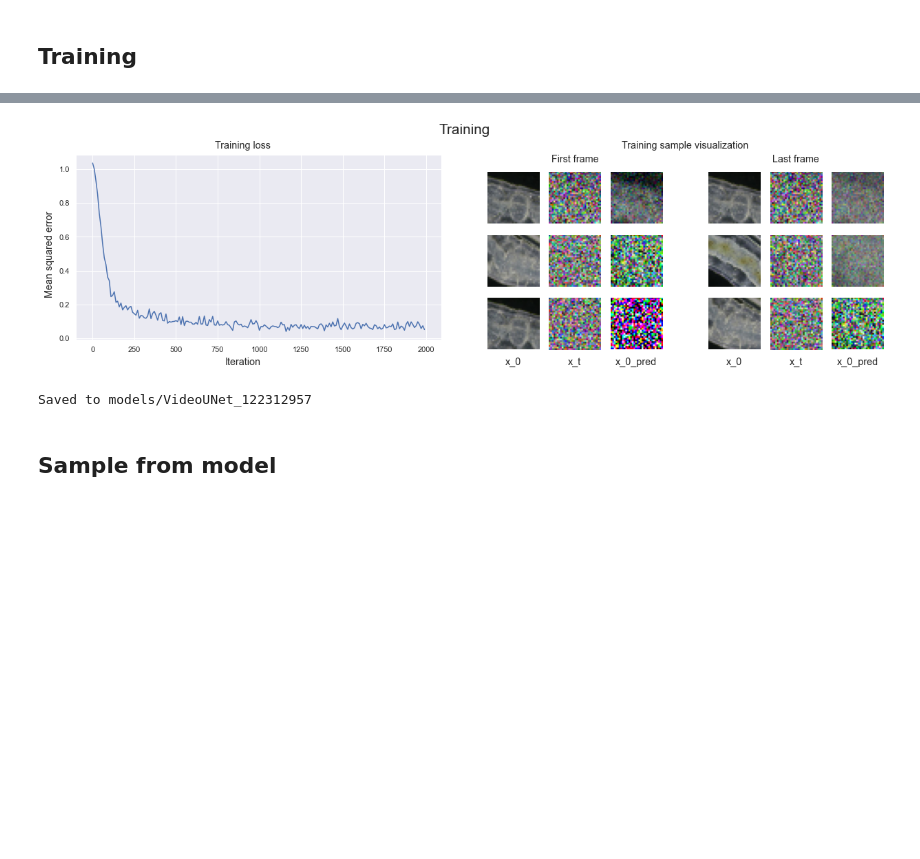
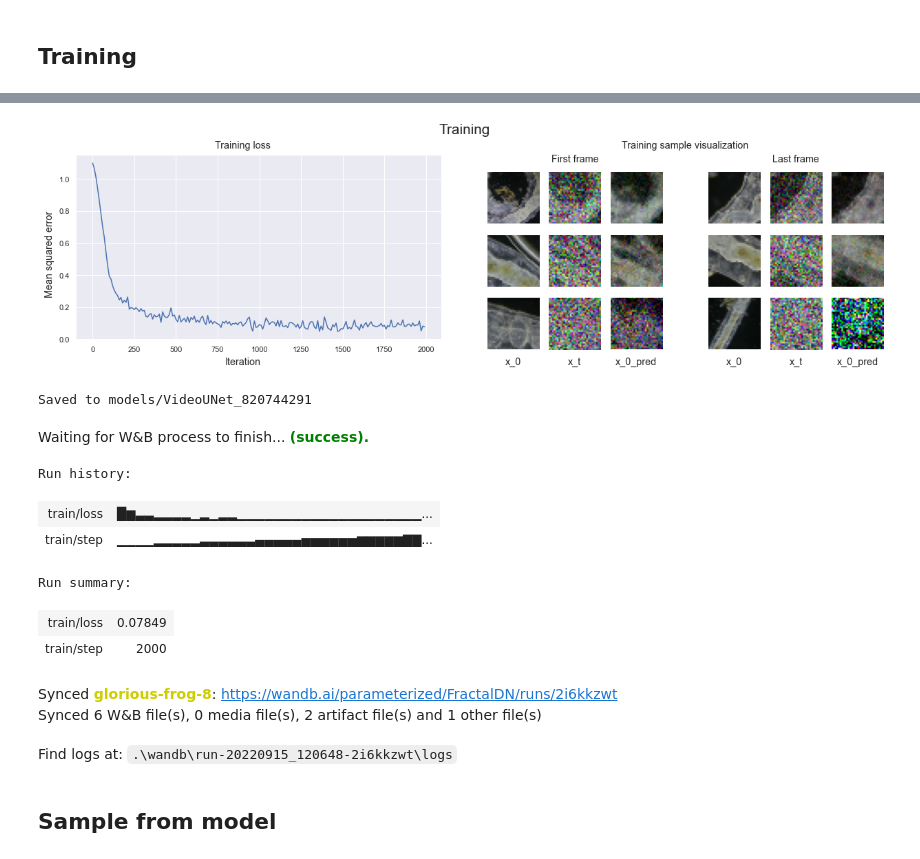
Before and after one commit to parameterized/micro-sim, a Jupyter notebook: notebooks/VideoModelUNet.ipynb, the cells around one changed output, grey strips where cells are left out. Drawn from its saved outputs; the diff is of its cells as text; code cells hidden in the pictures; blank space fills up the shorter version.

Commit message:
fix last frame vis

```diff
--- a/notebooks/VideoModelUNet.ipynb
+++ b/notebooks/VideoModelUNet.ipynb
@@ -101,7 +102,7 @@ class Config:
     # noise scheduler
     noise_scheduler_type: str = 'DDIM'
     num_train_timesteps: int = 1000
-    num_inference_steps: int = 64
+    num_inference_steps: int = 200
 
     # automatically set these
     def init(self):
@@ -240,11 +239,10 @@ Moviepy - video ready output/trainset_video.mp4
 # %% [markdown]
 ## Define model
 # %%
-# test without memory
 model = UNet2DModel(
     sample_size=cf.sample_size,
-    in_channels=3,# + cf.num_memory_feats,
-    out_channels=3,# + cf.num_memory_feats,
+    in_channels=3 + cf.num_memory_feats,
+    out_channels=3 + cf.num_memory_feats,
     layers_per_block=cf.layers_per_block,
     block_out_channels=cf.block_out_channels,
     down_block_types=cf.down_block_types,
@@ -265,8 +263,8 @@ losses = []
 pool = Pool()
 
 x = get_batch(1)[:, 0]
-# x = torch.cat([x, torch.randn(1, cf.num_memory_feats,
-#     *cf.img_shape[1:], device=cf.device)], dim=1)
+x = torch.cat([x, torch.randn(1, cf.num_memory_feats,
+    *cf.img_shape[1:], device=cf.device)], dim=1)
 display.display(tensor_to_img(model(x, timestep=0)['sample'][0, :3]).resize((256, 256)))
 
 noise = torch.randn_like(x)
@@ -292,7 +290,7 @@ def train():
     model.train()
 
     run = wandb.init(
-        mode='disabled',
+        #mode='disabled',
         project='FractalDN',
         config={
             'model_id': model_id,
@@ -324,22 +322,18 @@ def train():
             loss = 0
             for frame_id in range(cf.num_batch_frames):
                 # predict noise
-                # x0_mem = torch.cat([x0[:, frame_id], memory], dim=1)
-                # xt = noise_scheduler.add_noise(x0_mem, noise, timesteps[:, frame_id])
-                xt = noise_scheduler.add_noise(
-                    x0[:, frame_id], noise[:, frame_id, :3], timesteps[:, frame_id]
-                )
+                x0_mem = torch.cat([x0[:, frame_id], memory], dim=1)
+                xt = noise_scheduler.add_noise(x0_mem, noise[:, frame_id], timesteps[:, frame_id])
                 noise_pred = model(xt, timesteps[:, frame_id])['sample']
                 loss = loss + loss_fn(noise_pred[:, :3], noise[:, frame_id, :3])
 
                 if frame_id == 0:
                     first_xt = xt
-                    first_noise_preds = noise_pred
+                    first_noise_pred = noise_pred
 
                 # compute memory from x0
-                # noise_pred_0 = model(x0_mem, timestep=0)['sample']
-                # memory = noise_pred_0[:, 3:]
-                memory = noise_pred[:, -2:]
+                noise_pred_0 = model(x0_mem, timestep=0)['sample']
+                memory = noise_pred_0[:, 3:]
 
             loss = loss / cf.num_batch_frames
 
@@ -385,6 +379,8 @@ def train():
                 vis_first.suptitle('First frame')
                 vis_last.suptitle('Last frame')
 
+                last_xt = xt
+                last_noise_pred = noise_pred
                 for vis in [vis_first, vis_last]:
                     vis_col_figs = vis.subfigures(1, 3)
                     x0_axes, xt_axes, x0p_axes = [
@@ -395,9 +391,11 @@ def train():
                     if vis == vis_first:
                         vis_frame = 0
                         xt = first_xt
-                        noise_preds = first_noise_preds
+                        noise_pred = first_noise_pred
                     else:
                         vis_frame = -1
+                        xt = last_xt
+                        noise_pred = last_noise_pred
 
                     # show random samples of low, mid, high ranges of t
                     t_sort = torch.argsort(timesteps[:, vis_frame])
@@ -414,7 +412,7 @@ def train():
                         xt_axes[k].axis('off')
 
                         t = timesteps[row_id, vis_frame]
-                        pred_x0 = get_pred_x0(xt_rgb, t, noise_preds[row_id, :3])
+                        pred_x0 = get_pred_x0(xt_rgb, t, noise_pred[row_id, :3])
                         x0p_axes[k].imshow(tensor_to_img(pred_x0))
                         x0p_axes[k].axis('off')
 
@@ -429,6 +427,8 @@ if cf.load_pretrained:
     model = model.from_pretrained(cf.pretrained_path).to(cf.device)
     print(f'Loaded from {cf.pretrained_path}')
 else:
+    gc.collect()
+    torch.cuda.empty_cache()
     train()
 # %% [output]
 2,000 / 2,000
@@ -438,5 +438,15 @@ loss: 0.07088528
-[figure, old version]
+[figure, new version]
-Saved to models/VideoUNet_122312957
+Saved to models/VideoUNet_820744291
+Waiting for W&B process to finish... (success).
+Run history:
+| train/loss | █▆▃▃▂▂▂▂▁▂▁▂▂▁▁▁▁▁▁▁▁▁▁▁▁▁▁▁▁▁▁▁▁... |
+| train/step | ▁▁▁▁▂▂▂▂▂▃▃▃▃▃▃▄▄▄▄▄▅▅▅▅▅▅▆▆▆▆▆▇▇... |
+Run summary:
+| train/loss | 0.07849 |
+| train/step | 2000 |
+Synced glorious-frog-8: https://wandb.ai/parameterized/FractalDN/runs/2i6kkzwt
+Synced 6 W&B file(s), 0 media file(s), 2 artifact file(s) and 1 other file(s)
+Find logs at: .\wandb\run-20220915_120648-2i6kkzwt\logs
 # %% [markdown]
 ## Sample from model
 # %%
```
Also changed, not shown: parts of 7 cells of this notebook.
